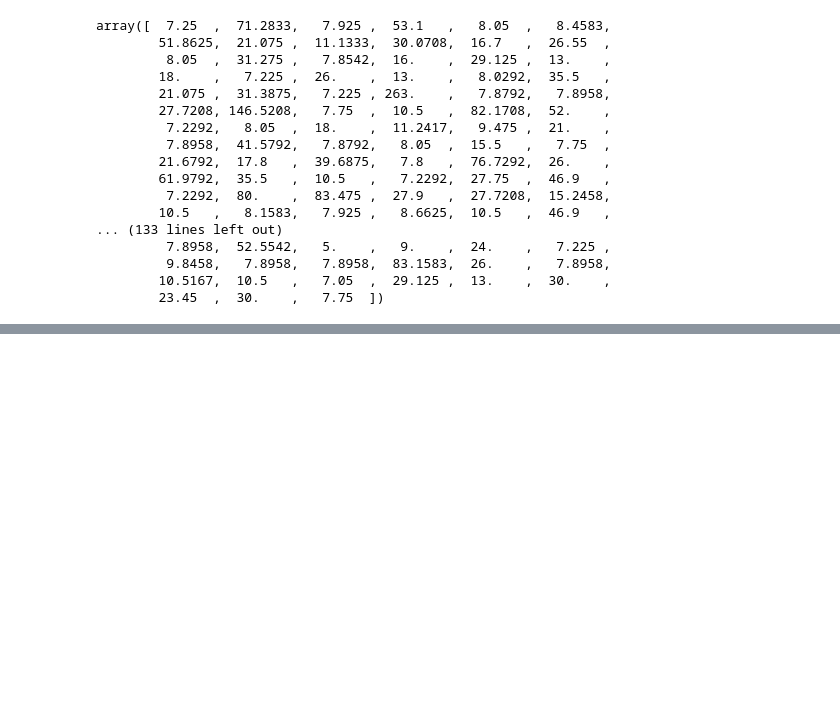
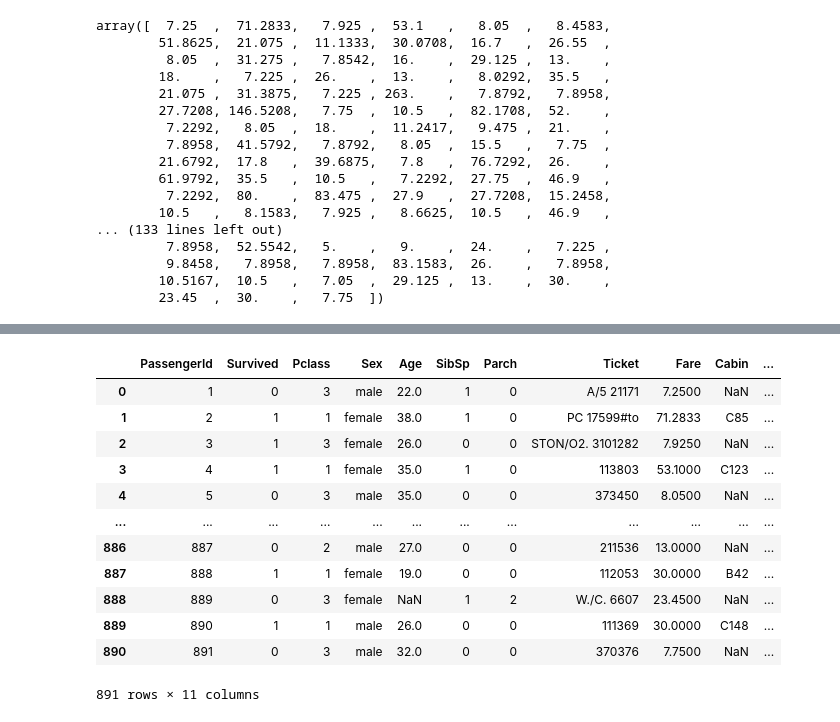
Before and after one commit to evrenarslan/Python-Egitim, a Jupyter notebook: Importing Data In Python Part 1 - Flat File Reading.ipynb, the cells around one changed output, grey strips where cells are left out. Cells and saved outputs as stored; diff of their text form; code cells hidden in the pictures; blank space fills up the shorter version.

```diff
--- a/Importing Data In Python Part 1.ipynb
+++ b/Importing Data In Python Part 1 - Flat File Reading.ipynb
@@ -173,0 +262,18 @@ array([  7.25  ,  71.2833,   7.925 ,  53.1   ,   8.05  ,   8.4583,
+# %%
+data_bos=pd.read_csv(filename,sep="\t", comment="#", na_values="Nothing")
+# %%
+data_bos
+# %% [output]
+|  | PassengerId | Survived | Pclass | Sex | Age | SibSp | Parch | Ticket | Fare | Cabin | ... |
+| 0 | 1 | 0 | 3 | male | 22.0 | 1 | 0 | A/5 21171 | 7.2500 | NaN | ... |
+| 1 | 2 | 1 | 1 | female | 38.0 | 1 | 0 | PC 17599#to | 71.2833 | C85 | ... |
+| 2 | 3 | 1 | 3 | female | 26.0 | 0 | 0 | STON/O2. 3101282 | 7.9250 | NaN | ... |
+| 3 | 4 | 1 | 1 | female | 35.0 | 1 | 0 | 113803 | 53.1000 | C123 | ... |
+| 4 | 5 | 0 | 3 | male | 35.0 | 0 | 0 | 373450 | 8.0500 | NaN | ... |
+| ... | ... | ... | ... | ... | ... | ... | ... | ... | ... | ... | ... |
+| 886 | 887 | 0 | 2 | male | 27.0 | 0 | 0 | 211536 | 13.0000 | NaN | ... |
+| 887 | 888 | 1 | 1 | female | 19.0 | 0 | 0 | 112053 | 30.0000 | B42 | ... |
+| 888 | 889 | 0 | 3 | female | NaN | 1 | 2 | W./C. 6607 | 23.4500 | NaN | ... |
+| 889 | 890 | 1 | 1 | male | 26.0 | 0 | 0 | 111369 | 30.0000 | C148 | ... |
+| 890 | 891 | 0 | 3 | male | 32.0 | 0 | 0 | 370376 | 7.7500 | NaN | ... |
+891 rows × 11 columns
```
Also changed, not shown: parts of 18 cells of this notebook, 3 other files.
